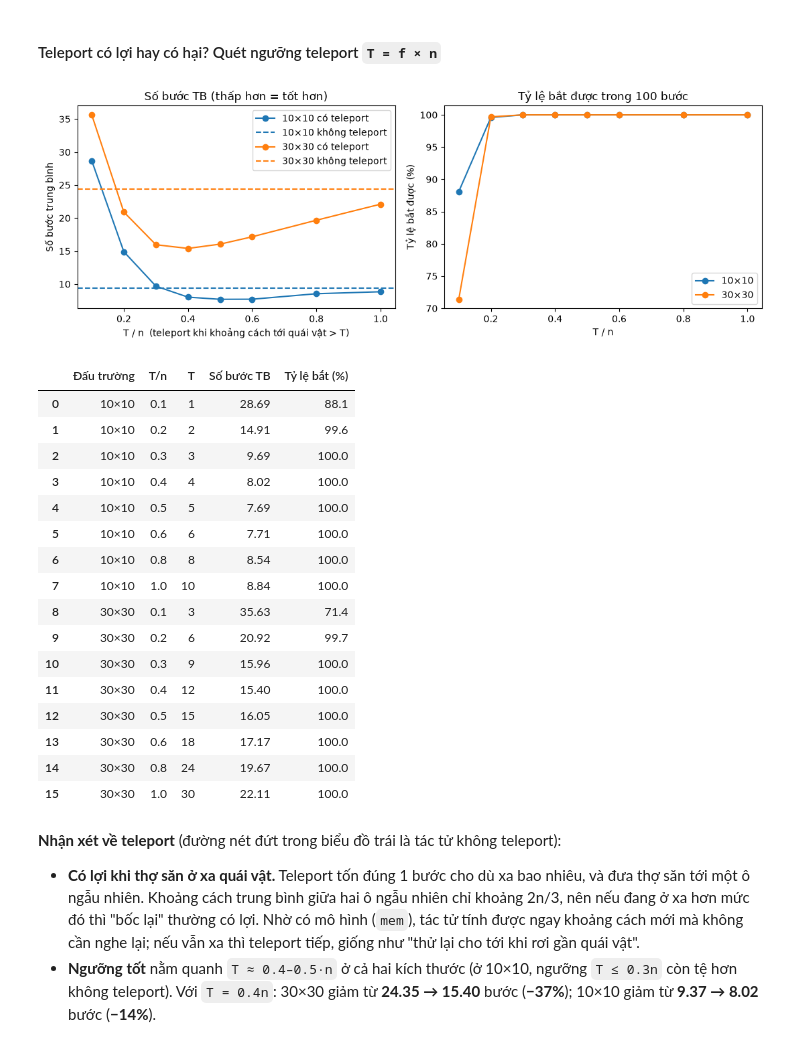
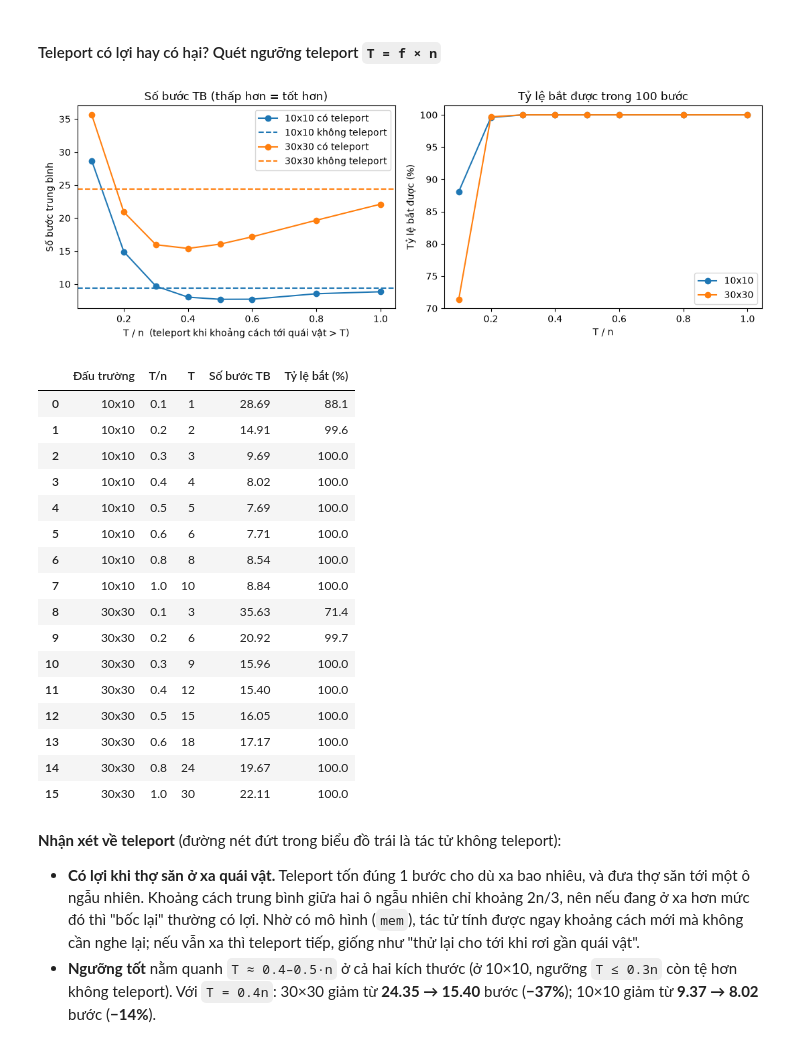
Before and after one commit to Huyyy23/SGU-TriTueNhanTaoNangCao, a Jupyter notebook: lab01 - Agent/gridhunt_mini_assignment.ipynb, the cells around one changed output. Cells and saved outputs as stored; diff of their text form; code cells hidden in the pictures.

```diff
--- a/lab01 - Agent/gridhunt_mini_assignment.ipynb
+++ b/lab01 - Agent/gridhunt_mini_assignment.ipynb
@@ -348,7 +348,7 @@ def run_experiment(agent_factory, n, runs=RUNS, max_steps=MAX_STEPS, seed=42):
             'avg_steps': np.nanmean(steps) if success.any() else np.nan}
 
 def make_agents(n, k=8, teleport_fraction=0.4):
-    """Ba tác tử để so sánh trên đấu trường n×n."""
+    """Ba tác tử để so sánh trên đấu trường nxn."""
     return {
         'Ngẫu nhiên': lambda: simple_randomized_hunter_agent_function,
         'Model-based (không teleport)': lambda: make_model_based_hunter(k=k),
@@ -360,7 +360,7 @@ rows = []
 for n in (10, 30):
     for name, factory in make_agents(n).items():
         r = run_experiment(factory, n)
-        rows.append({'Đấu trường': f'{n}×{n}', 'Tác tử': name,
+        rows.append({'Đấu trường': f'{n}x{n}', 'Tác tử': name,
                      'Tỷ lệ bắt được (%)': round(r['success_rate'], 1),
                      'Số bước TB (các ván thành công)': round(r['avg_steps'], 2)})
 results = pd.DataFrame(rows)
@@ -405,43 +405,43 @@ pd.DataFrame(rows).set_index('k')
 # %%
 fractions = [0.1, 0.2, 0.3, 0.4, 0.5, 0.6, 0.8, 1.0]
 fig, axes = plt.subplots(1, 2, figsize=(11, 4))
 tele_table = []
 for n in (10, 30):
     base = run_experiment(lambda: make_model_based_hunter(k=8), n)
     avg, suc = [], []
     for f in fractions:
         r = run_experiment(lambda: make_model_based_hunter(k=8, teleport_threshold=round(f * n)), n)
         avg.append(r['avg_steps']); suc.append(r['success_rate'])
-        tele_table.append({'Đấu trường': f'{n}×{n}', 'T/n': f, 'T': round(f * n),
+        tele_table.append({'Đấu trường': f'{n}x{n}', 'T/n': f, 'T': round(f * n),
                            'Số bước TB': round(r['avg_steps'], 2), 'Tỷ lệ bắt (%)': round(r['success_rate'], 1)})
-    line, = axes[0].plot(fractions, avg, marker='o', label=f'{n}×{n} có teleport')
-    axes[0].axhline(base['avg_steps'], ls='--', color=line.get_color(), label=f'{n}×{n} không teleport')
-    axes[1].plot(fractions, suc, marker='o', label=f'{n}×{n}')
+    line, = axes[0].plot(fractions, avg, marker='o', label=f'{n}x{n} có teleport')
+    axes[0].axhline(base['avg_steps'], ls='--', color=line.get_color(), label=f'{n}x{n} không teleport')
+    axes[1].plot(fractions, suc, marker='o', label=f'{n}x{n}')
 axes[0].set_xlabel('T / n  (teleport khi khoảng cách tới quái vật > T)'); axes[0].set_ylabel('Số bước trung bình')
 axes[0].set_title('Số bước TB (thấp hơn = tốt hơn)'); axes[0].legend()
 axes[1].set_xlabel('T / n'); axes[1].set_ylabel('Tỷ lệ bắt được (%)')
 axes[1].set_title('Tỷ lệ bắt được trong 100 bước'); axes[1].legend()
 plt.tight_layout(); plt.show()
 pd.DataFrame(tele_table)
 # %% [output]
 [figure]
 |  | Đấu trường | T/n | T | Số bước TB | Tỷ lệ bắt (%) |
-| 0 | 10×10 | 0.1 | 1 | 28.69 | 88.1 |
-| 1 | 10×10 | 0.2 | 2 | 14.91 | 99.6 |
-| 2 | 10×10 | 0.3 | 3 | 9.69 | 100.0 |
-| 3 | 10×10 | 0.4 | 4 | 8.02 | 100.0 |
-| 4 | 10×10 | 0.5 | 5 | 7.69 | 100.0 |
-| 5 | 10×10 | 0.6 | 6 | 7.71 | 100.0 |
-| 6 | 10×10 | 0.8 | 8 | 8.54 | 100.0 |
-| 7 | 10×10 | 1.0 | 10 | 8.84 | 100.0 |
-| 8 | 30×30 | 0.1 | 3 | 35.63 | 71.4 |
-| 9 | 30×30 | 0.2 | 6 | 20.92 | 99.7 |
-| 10 | 30×30 | 0.3 | 9 | 15.96 | 100.0 |
-| 11 | 30×30 | 0.4 | 12 | 15.40 | 100.0 |
-| 12 | 30×30 | 0.5 | 15 | 16.05 | 100.0 |
-| 13 | 30×30 | 0.6 | 18 | 17.17 | 100.0 |
-| 14 | 30×30 | 0.8 | 24 | 19.67 | 100.0 |
-| 15 | 30×30 | 1.0 | 30 | 22.11 | 100.0 |
+| 0 | 10x10 | 0.1 | 1 | 28.69 | 88.1 |
+| 1 | 10x10 | 0.2 | 2 | 14.91 | 99.6 |
+| 2 | 10x10 | 0.3 | 3 | 9.69 | 100.0 |
+| 3 | 10x10 | 0.4 | 4 | 8.02 | 100.0 |
+| 4 | 10x10 | 0.5 | 5 | 7.69 | 100.0 |
+| 5 | 10x10 | 0.6 | 6 | 7.71 | 100.0 |
+| 6 | 10x10 | 0.8 | 8 | 8.54 | 100.0 |
+| 7 | 10x10 | 1.0 | 10 | 8.84 | 100.0 |
+| 8 | 30x30 | 0.1 | 3 | 35.63 | 71.4 |
+| 9 | 30x30 | 0.2 | 6 | 20.92 | 99.7 |
+| 10 | 30x30 | 0.3 | 9 | 15.96 | 100.0 |
+| 11 | 30x30 | 0.4 | 12 | 15.40 | 100.0 |
+| 12 | 30x30 | 0.5 | 15 | 16.05 | 100.0 |
+| 13 | 30x30 | 0.6 | 18 | 17.17 | 100.0 |
+| 14 | 30x30 | 0.8 | 24 | 19.67 | 100.0 |
+| 15 | 30x30 | 1.0 | 30 | 22.11 | 100.0 |
 # %% [markdown]
 **Nhận xét về teleport** (đường nét đứt trong biểu đồ trái là tác tử không teleport):
 
```
Also changed, not shown: parts of 6 cells of this notebook, 1 other file.
